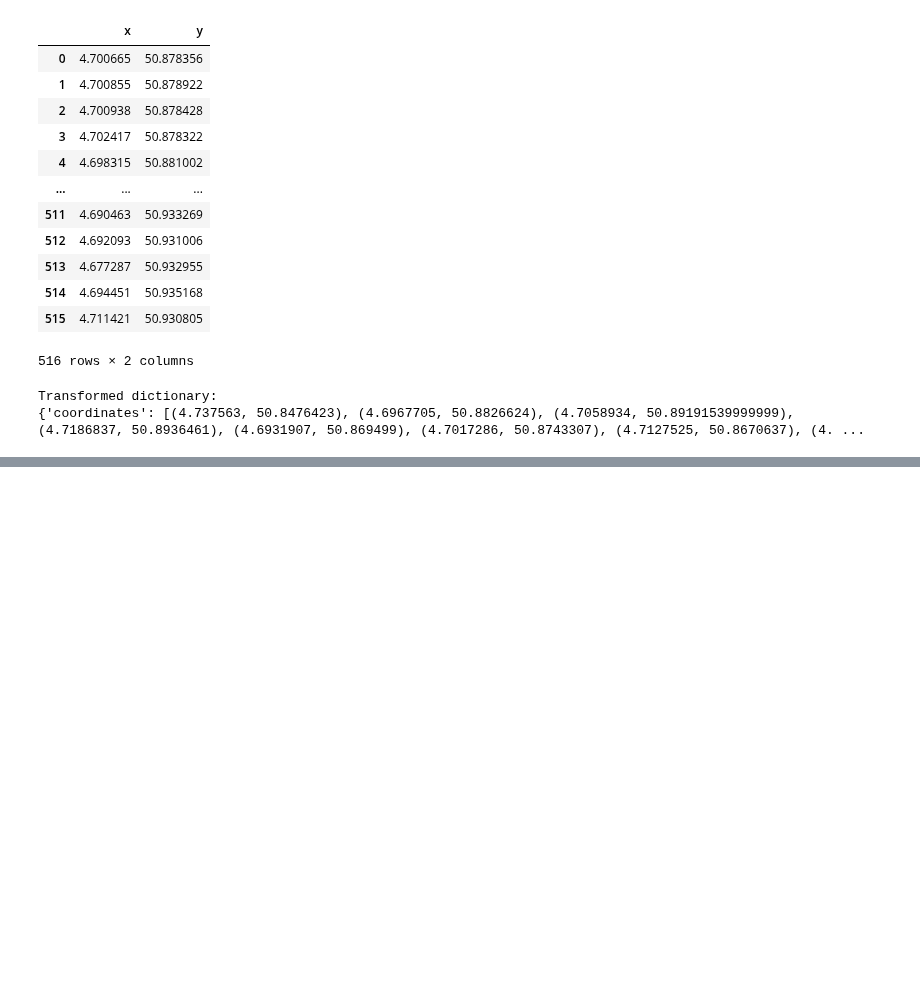
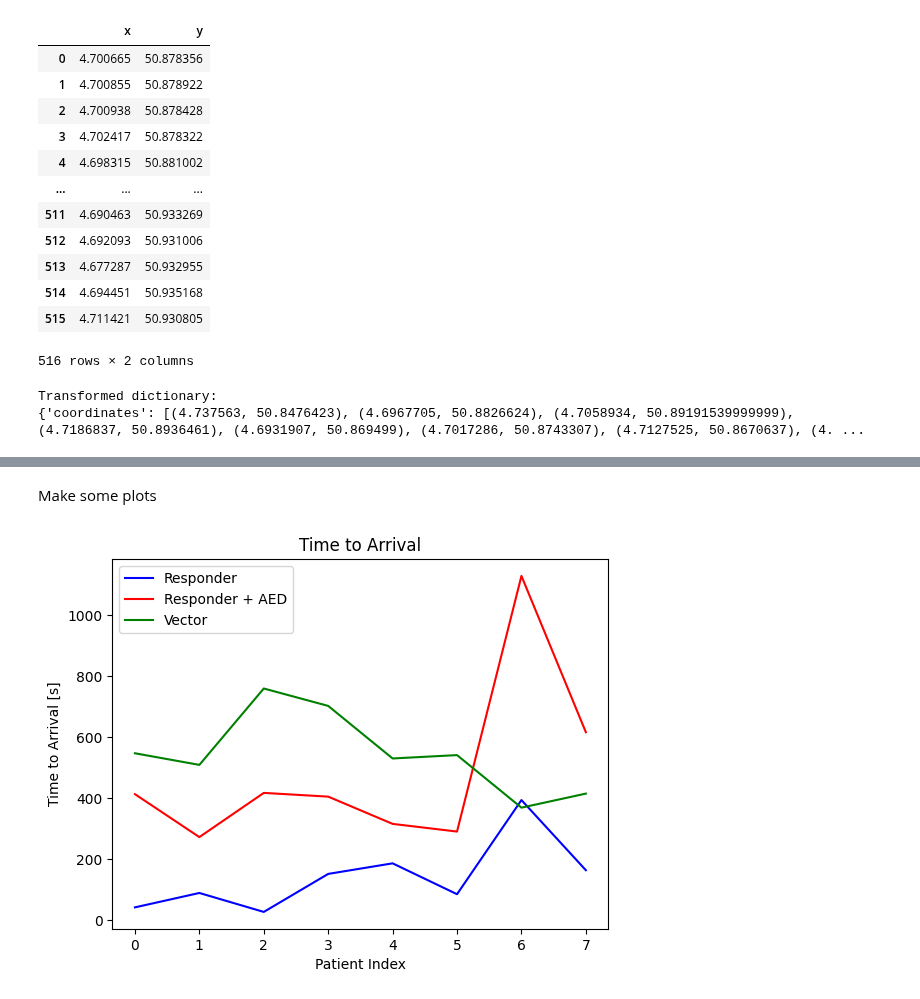
Before and after one commit to Leowiser/AED-Route-Optimization-MDA-Project, a Jupyter notebook: simulating_survival.ipynb, the cells around one changed output, grey strips where cells are left out. Drawn from its saved outputs; the diff is of its cells as text; code cells hidden in the pictures; blank space fills up the shorter version.

```diff
--- a/simulating_survival.ipynb
+++ b/simulating_survival.ipynb
@@ -224,0 +360,15 @@ df_prob_05
+# %% [markdown]
+Make some plots
+# %%
+# plot the arrival time of fcr, aed and vector
+plt.plot(df_fr_05.index, df_fr_05['duration_Responder'], label='Responder', c='blue')
+plt.plot(df_fr_05.index, df_fr_05['duration_AED'], label='Responder + AED', c='red')
+plt.plot(df_fr_05.index, df_fr_05['duration_vector'], label='Vector', c='green')
+
+plt.xlabel('Patient Index')
+plt.ylabel('Time to Arrival [s]')
+plt.title('Time to Arrival')
+plt.legend()
+plt.show()
+# %% [output]
+[figure, added]
```
Also changed, not shown: parts of 24 cells of this notebook, 2 other files.
